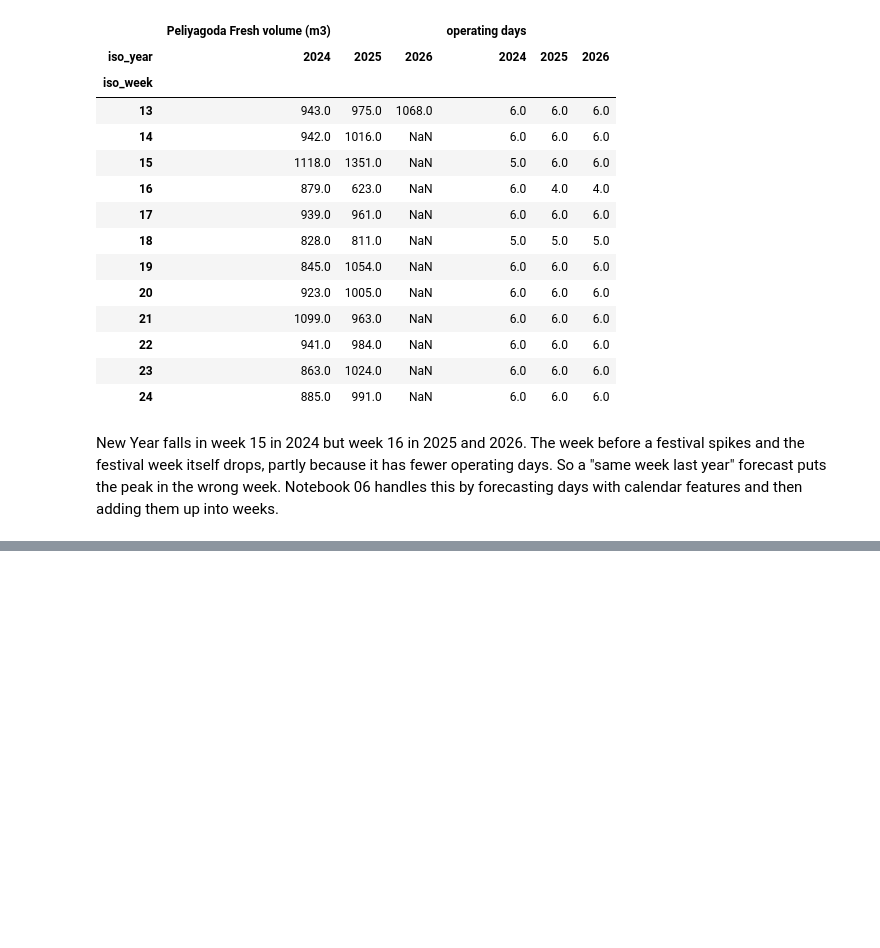
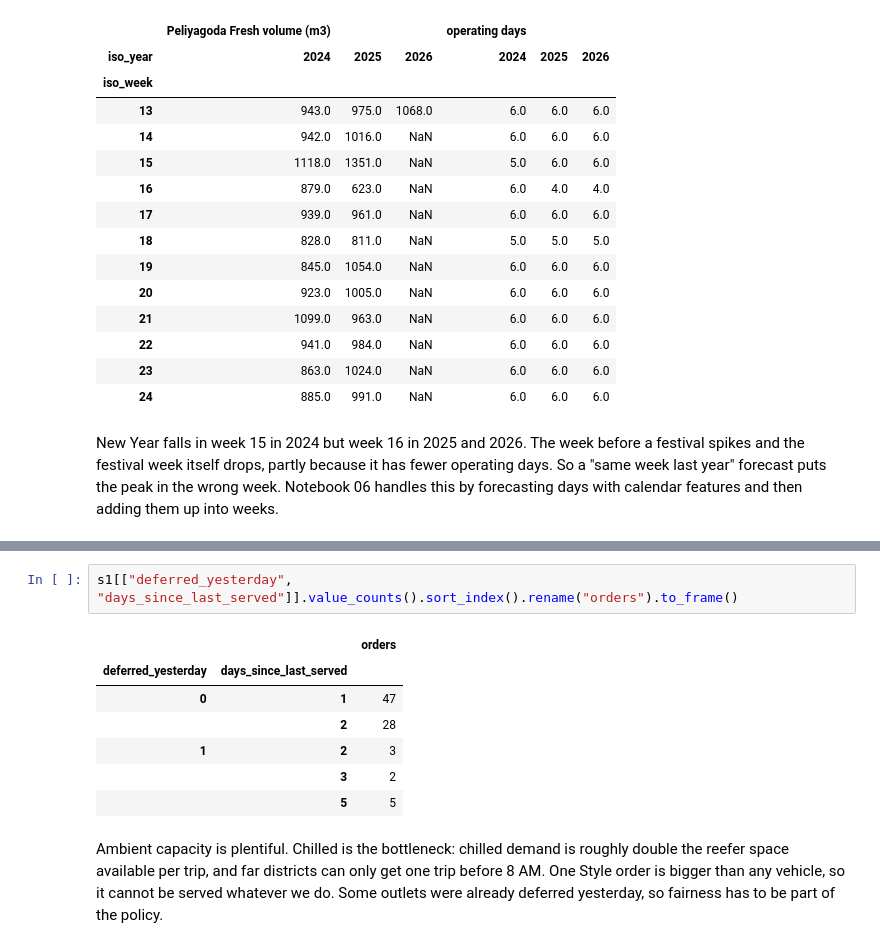
Before and after one commit to sameera-ekanayaka/Xora_Datathon, a Jupyter notebook: notebooks/01_data_understanding.ipynb, the cells around one changed output, grey strips where cells are left out. Saved outputs shown, nothing was run; the diff lists cells and outputs as text; blank space fills up the shorter version.

```diff
--- a/notebooks/01_data_understanding.ipynb
+++ b/notebooks/01_data_understanding.ipynb
@@ -385,0 +426,12 @@ New Year falls in week 15 in 2024 but week 16 in 2025 and 2026. The week before
+# %%
+s1[["deferred_yesterday", "days_since_last_served"]].value_counts().sort_index().rename("orders").to_frame()
+# %% [output]
+|  |  | orders |
+| deferred_yesterday | days_since_last_served |  |
+| 0 | 1 | 47 |
+|  | 2 | 28 |
+| 1 | 2 | 3 |
+|  | 3 | 2 |
+|  | 5 | 5 |
+# %% [markdown]
+Ambient capacity is plentiful. Chilled is the bottleneck: chilled demand is roughly double the reefer space available per trip, and far districts can only get one trip before 8 AM. One Style order is bigger than any vehicle, so it cannot be served whatever we do. Some outlets were already deferred yesterday, so fairness has to be part of the policy.
```
Also changed, not shown: parts of 4 cells of this notebook.
